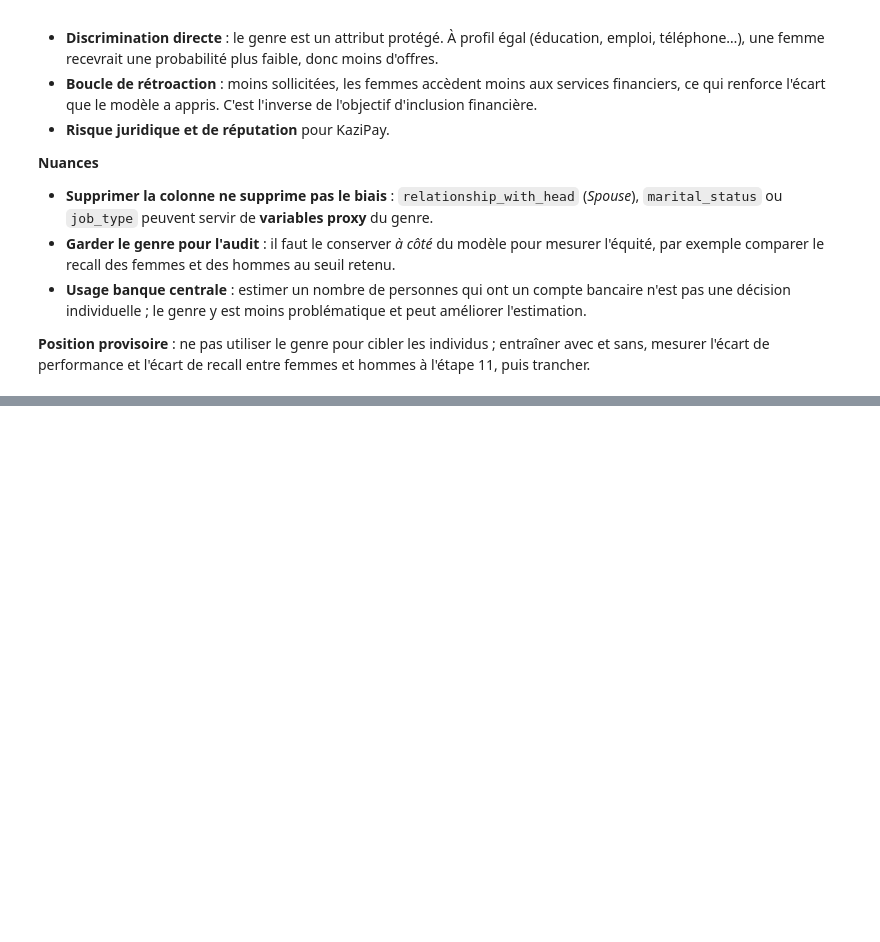
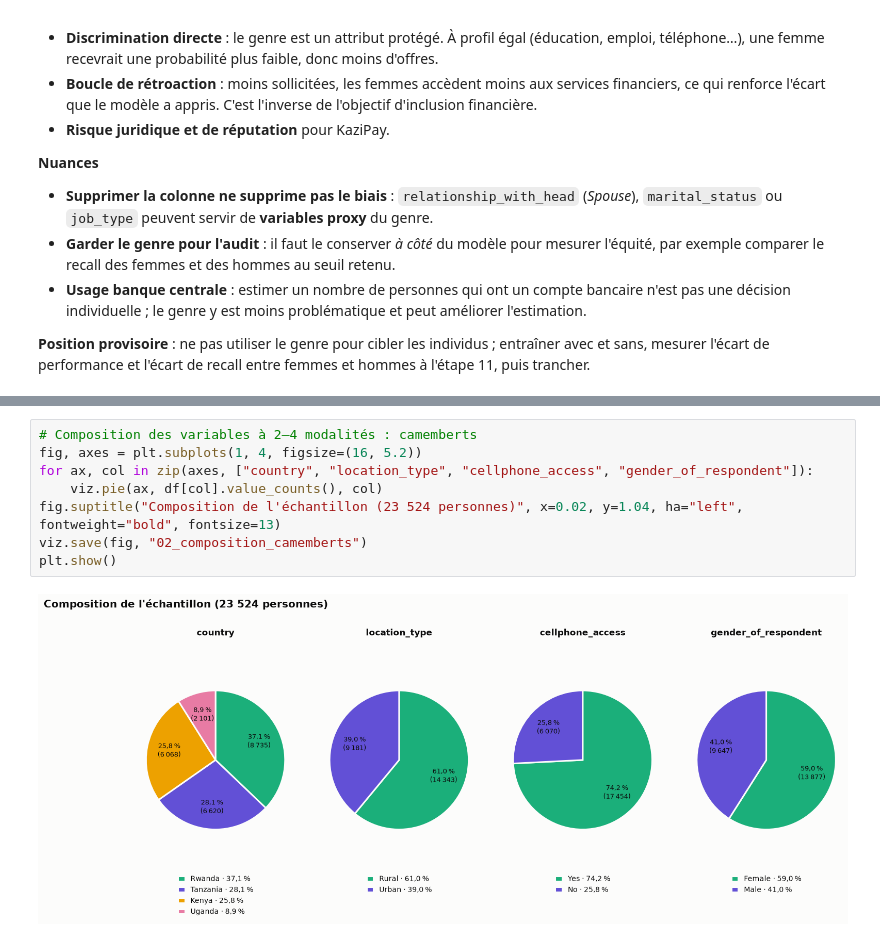
Before and after one commit to kmache/financial-inclusion-africa, a Jupyter notebook: notebooks/01_exploration.ipynb, the cells around one changed output, grey strips where cells are left out. Saved outputs shown, nothing was run; the diff lists cells and outputs as text; blank space fills up the shorter version.

```diff
--- a/notebooks/01_exploration.ipynb
+++ b/notebooks/01_exploration.ipynb
@@ -249,0 +344,10 @@ pd.crosstab(
+# %%
+# Composition des variables à 2–4 modalités : camemberts
+fig, axes = plt.subplots(1, 4, figsize=(16, 5.2))
+for ax, col in zip(axes, ["country", "location_type", "cellphone_access", "gender_of_respondent"]):
+    viz.pie(ax, df[col].value_counts(), col)
+fig.suptitle("Composition de l'échantillon (23 524 personnes)", x=0.02, y=1.04, ha="left", fontweight="bold", fontsize=13)
+viz.save(fig, "02_composition_camemberts")
+plt.show()
+# %% [output]
+[figure, added]
```
Also changed, not shown: parts of 44 cells of this notebook, 16 other files.
